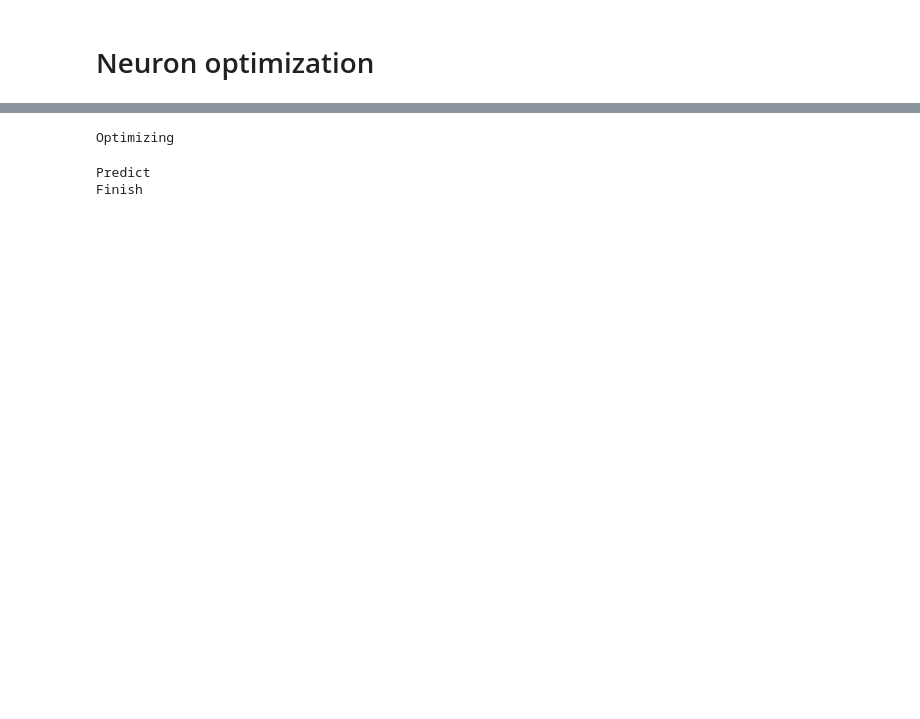
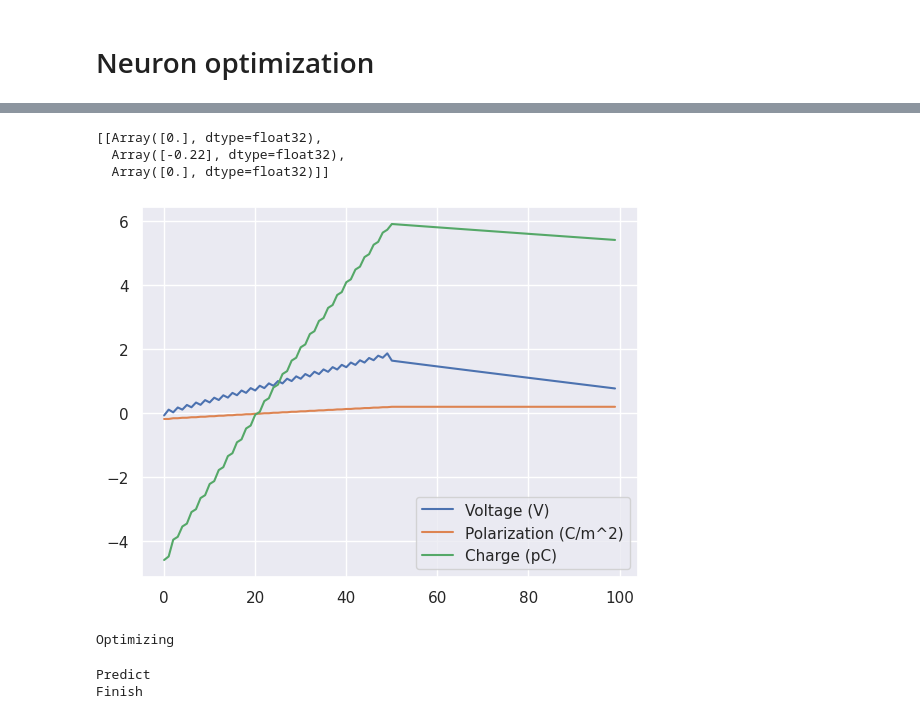
Before and after one commit to ncas-tum/ELEANOR, a Jupyter notebook: docs/source/examples/train.ipynb, the cells around one changed output, grey strips where cells are left out. Cells and saved outputs as stored; diff of their text form; code cells hidden in the pictures; blank space fills up the shorter version.

```diff
--- a/docs/source/examples/train.ipynb
+++ b/docs/source/examples/train.ipynb
@@ -2,0 +10,5 @@
+# %%
+model = snn.Sequential(
+    FeLIF(),
+)
+model
@@ -3,3 +33,29 @@
+# %%
+state = model.init_state((1,), jax.random.key(0))
+state
+# %% [output]
+[[Array([0.], dtype=float32),
+  Array([-0.22], dtype=float32),
+  Array([0.], dtype=float32)]]
+# %%
+input_ = 1e-1 * jnp.concatenate([jnp.ones((50, 1)), jnp.zeros((50, 1))])
+states, outs = model(state, input_, key=jax.random.key(0))
+# %%
+import matplotlib.pyplot as plt
+import seaborn as sns
+
+sns.set_theme()
+
+plt.plot(outs[0][1], label="Voltage (V)")
+plt.plot(outs[0][2], label="Polarization (C/m^2)")
+plt.plot(
+    outs[0][1] * model.layers[0].C_tot + outs[0][2] * model.layers[0].A,
+    label="Charge (pC)",
+)
+plt.legend()
+plt.show()
+# %% [output]
+[figure, added]
 # %%
 import matplotlib.pyplot as plt
 import optax
```
Also changed, not shown: parts of 11 cells of this notebook, 2 other files.
